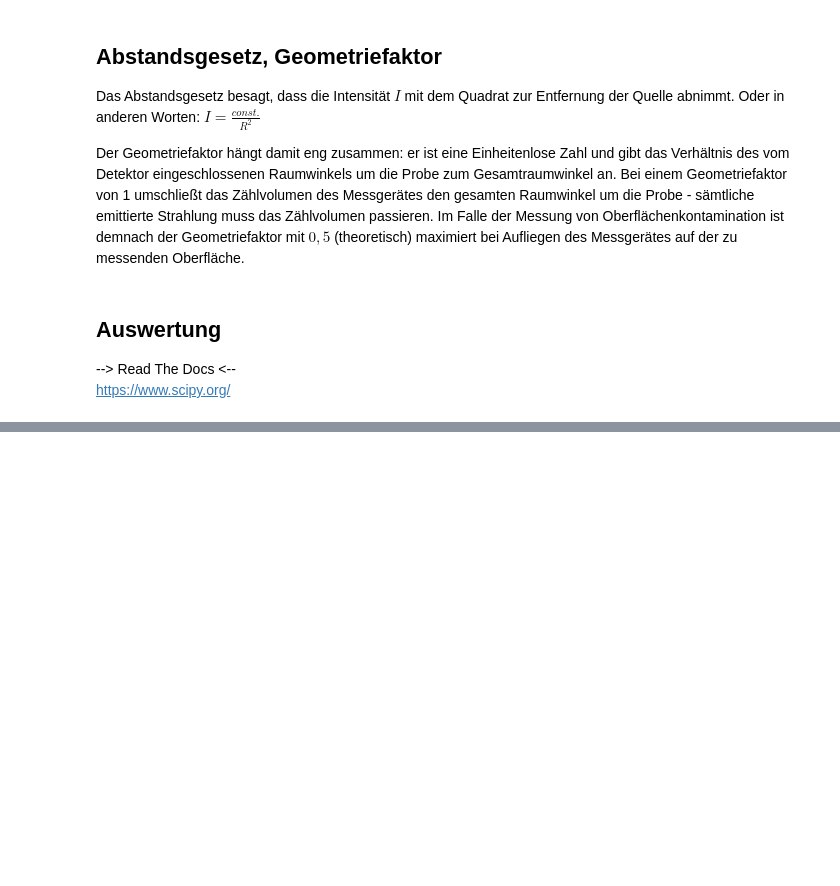
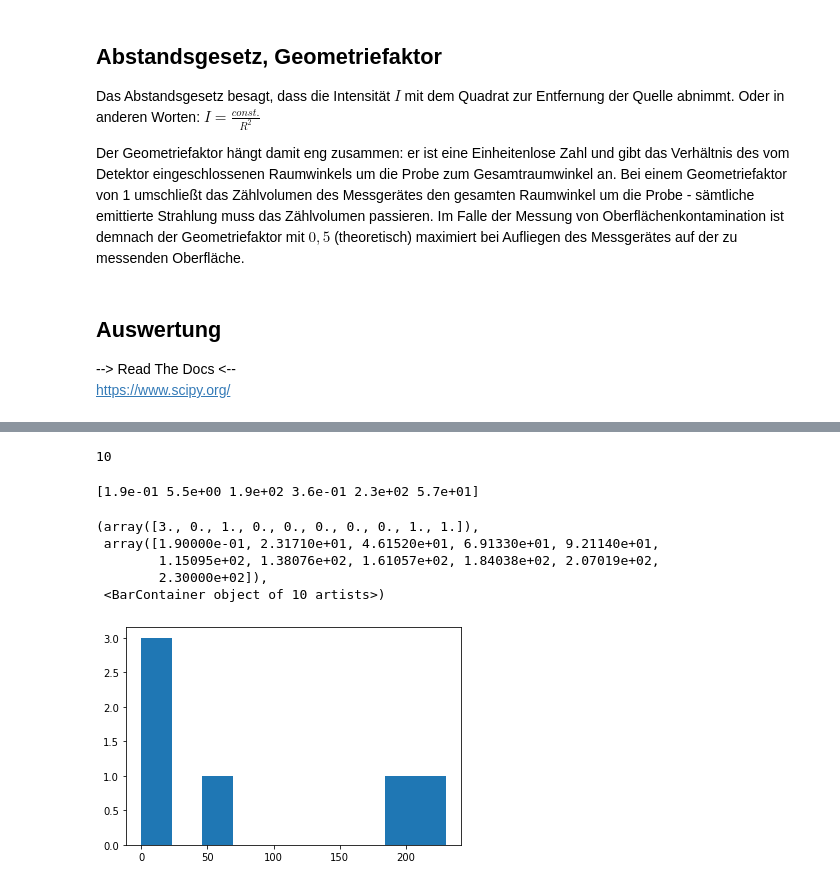
Before and after one commit to HateFindingNames/RadiationProtection_DetectorTechnology, a Jupyter notebook: V7/V7.ipynb, the cells around one changed output, grey strips where cells are left out. Saved outputs shown, nothing was run; the diff lists cells and outputs as text; code cells hidden in the pictures; blank space fills up the shorter version.

```diff
--- a/V7/V7.ipynb
+++ b/V7/V7.ipynb
@@ -133,0 +124,12 @@ ax.scatter(distances, data["P2a+b"])
+# %%
+paths = ["./messdaten/proben.csv",
+        "./messdaten/referenz.csv"]
+
+
+with open(paths[0], newline='', encoding='utf-8-sig'):
+    unkn = read_csv(paths[0], delimiter=';')
+with open(paths[1], newline='', encoding='utf-8-sig'):
+    ref = read_csv(paths[1], delimiter=';')
+
+print(unkn.head())
+print(ref.head())
@@ -133,0 +149,24 @@ ax.scatter(distances, data["P2a+b"])
+# %%
+print(len(ref))
+# %% [output]
+10
+# %%
+avgs = np.zeros(0)
+for sample in ref.columns:
+    # print(sample)
+    if sample != "Sample":
+        avgs = np.append(avgs, np.average(ref[sample]))
+
+print(avgs)
+# %% [output]
+[1.9e-01 5.5e+00 1.9e+02 3.6e-01 2.3e+02 5.7e+01]
+# %%
+fig1, ax1 = plt.subplots()
+ax1.hist(avgs)
+# %% [output]
+(array([3., 0., 1., 0., 0., 0., 0., 0., 1., 1.]),
+ array([1.90000e-01, 2.31710e+01, 4.61520e+01, 6.91330e+01, 9.21140e+01,
+        1.15095e+02, 1.38076e+02, 1.61057e+02, 1.84038e+02, 2.07019e+02,
+        2.30000e+02]),
+ <BarContainer object of 10 artists>)
+[figure, added]
```
Also changed, not shown: parts of 8 cells of this notebook, 12 other files.
